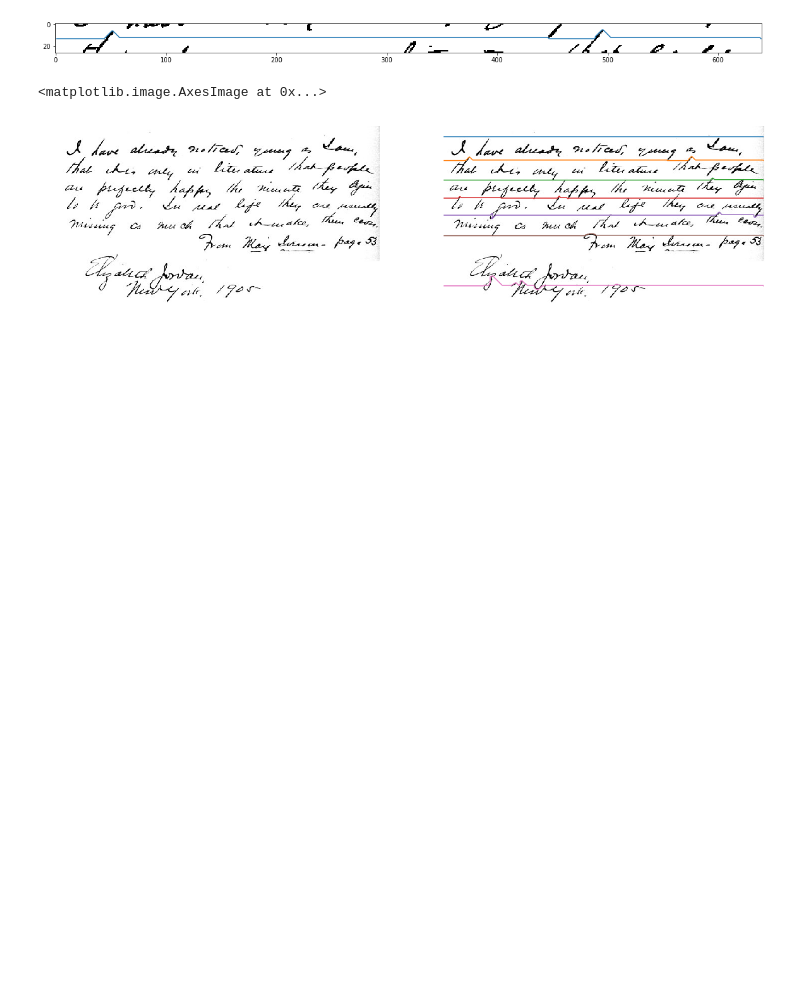
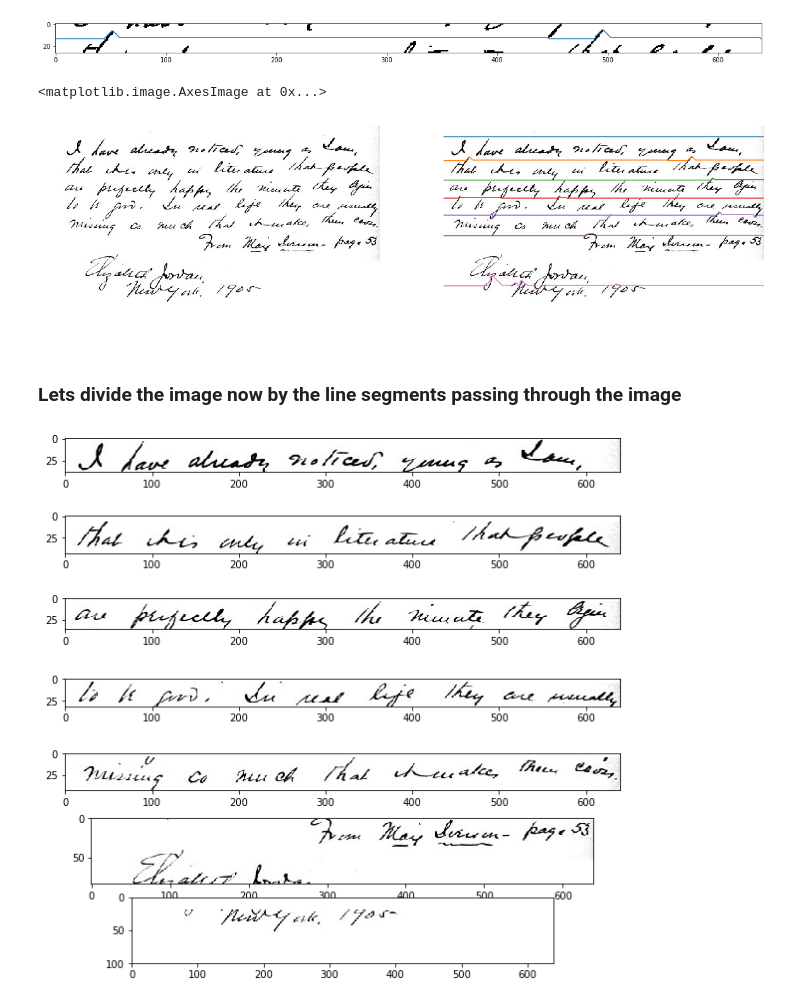
Before and after one commit to muthuspark/line-segmentation-handwritten-doc, a Jupyter notebook: A* Path Planning Line Segmentation Algorithm.ipynb, the cells around one changed output. Saved outputs shown, nothing was run; the diff lists cells and outputs as text; code cells hidden in the pictures; blank space fills up the shorter version.

```diff
--- a/A* Path Planning Line Segmentation Algorithm.ipynb
+++ b/A* Path Planning Line Segmentation Algorithm.ipynb
@@ -22,12 +22,7 @@ from skimage.filters import sobel
 import numpy as np
 
 def horizontal_projections(sobel_image):
-    #threshold the image.
-    sum_of_rows = []
-    for row in range(sobel_image.shape[0]-1):
-        sum_of_rows.append(np.sum(sobel_image[row,:]))
-
-    return sum_of_rows
+    return np.sum(sobel_image, axis=1)
 
 sobel_image = sobel(img)
 hpp = horizontal_projections(sobel_image)
@@ -247,3 +242,30 @@ ax[0].imshow(img, cmap="gray")
 # %% [output]
 <matplotlib.image.AxesImage at 0x...>
 [figure]
+# %%
+## add an extra line to the line segments array which represents the last bottom row on the image
+last_bottom_row = np.flip(np.column_stack(((np.ones((img.shape[1],))*img.shape[0]), np.arange(img.shape[1]))).astype(int), axis=0)
+line_segments.append(last_bottom_row)
+# %% [markdown]
+### Lets divide the image now by the line segments passing through the image
+# %%
+line_images = []
+def extract_line_from_image(image, lower_line, upper_line):
+    lower_boundary = np.min(lower_line[:, 0])
+    upper_boundary = np.min(upper_line[:, 0])
+    img_copy = np.copy(image)
+    r, c = img_copy.shape
+    for index in range(c-1):
+        img_copy[0:lower_line[index, 0], index] = 255
+        img_copy[upper_line[index, 0]:r, index] = 255
+
+    return img_copy[lower_boundary:upper_boundary, :]
+
+line_count = len(line_segments)
+fig, ax = plt.subplots(figsize=(10,10), nrows=line_count-1)
+for line_index in range(line_count-1):
+    line_image = extract_line_from_image(img, line_segments[line_index], line_segments[line_index+1])
+    line_images.append(line_image)
+    ax[line_index].imshow(line_image, cmap="gray")
+# %% [output]
+[figure, added]
```
Also changed, not shown: parts of 7 cells of this notebook, 1 other file.
